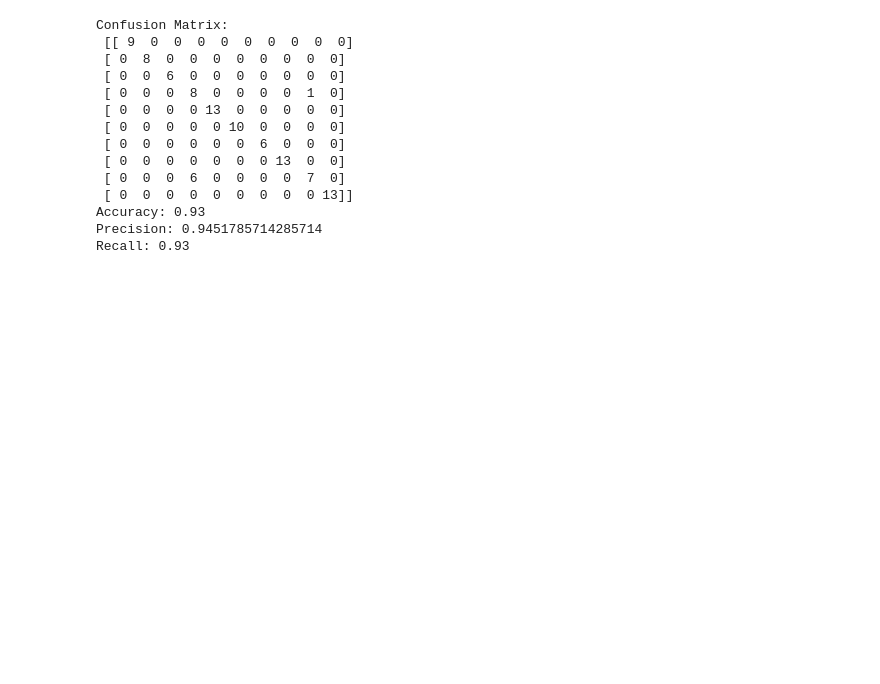
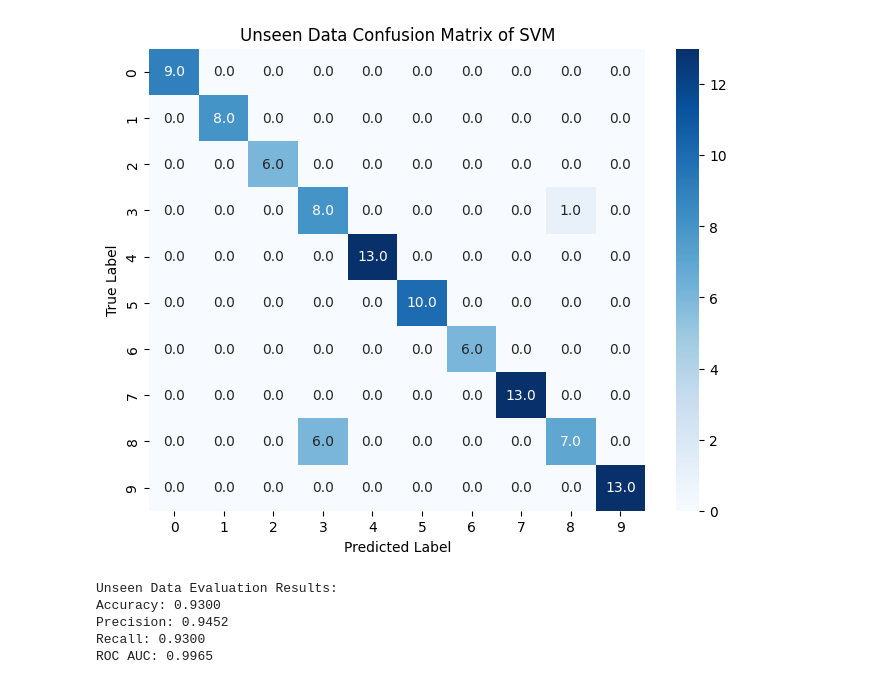
Before and after one commit to Stephen-Coloma/Crop-Recommendation-Machine-Learning, a Jupyter notebook: SVM.ipynb, the cells around one changed output. Drawn from its saved outputs; the diff is of its cells as text; code cells hidden in the pictures; blank space fills up the shorter version.

```diff
--- a/SVM.ipynb
+++ b/SVM.ipynb
@@ -76,31 +85,36 @@ model.fit(x_train_test, y_train_test)
 # %%
 # Test now the model based on the actual data (unseen na 10%)
 
 y_unseen_pred = model.predict(x_unseen)
 
 conf_matrix = confusion_matrix(y_unseen, y_unseen_pred)
-accuracy = accuracy_score(y_unseen, y_unseen_pred)
-precision = precision_score(y_unseen, y_unseen_pred, average='weighted')  # Use 'weighted' for multi-class
-recall = recall_score(y_unseen, y_unseen_pred, average='weighted')
-roc_auc = roc_auc_score(y_unseen, model.predict_proba(x_unseen), multi_class='ovr')
 
-print("Confusion Matrix:\n", conf_matrix)
-print(f'Accuracy: {accuracy:.4f}')
-print(f'Precision: {precision:.4f}')
-print(f'Recall: {recall:.4f}')
-print(f'ROC AUC: {roc_auc:.4f}')
+# Create heatmap
+plt.figure(figsize=(8, 6))
+sns.heatmap(conf_matrix, annot=True, fmt=".1f", cmap="Blues", xticklabels=range(10), yticklabels=range(10))
+
+# Labels and title
+plt.xlabel("Predicted Label")
+plt.ylabel("True Label")
+plt.title("Unseen Data Confusion Matrix of SVM")
+plt.show()
 # %% [output]
-Confusion Matrix:
- [[ 9  0  0  0  0  0  0  0  0  0]
- [ 0  8  0  0  0  0  0  0  0  0]
- [ 0  0  6  0  0  0  0  0  0  0]
- [ 0  0  0  8  0  0  0  0  1  0]
- [ 0  0  0  0 13  0  0  0  0  0]
- [ 0  0  0  0  0 10  0  0  0  0]
- [ 0  0  0  0  0  0  6  0  0  0]
- [ 0  0  0  0  0  0  0 13  0  0]
- [ 0  0  0  6  0  0  0  0  7  0]
- [ 0  0  0  0  0  0  0  0  0 13]]
-Accuracy: 0.93
-Precision: 0.9451785714285714
-Recall: 0.93
+[figure, added]
+# %%
+# Print Results
+print('\nUnseen Data Evaluation Results:')
+accuracy = accuracy_score(y_unseen, y_unseen_pred)
+precision = precision_score(y_unseen, y_unseen_pred, average='weighted')  # Use 'weighted' for multi-class
+recall = recall_score(y_unseen, y_unseen_pred, average='weighted')
+roc_auc = roc_auc_score(y_unseen, model.predict_proba(x_unseen), multi_class='ovr')
+
+print(f'Accuracy: {accuracy:.4f}')
+print(f'Precision: {precision:.4f}')
+print(f'Recall: {recall:.4f}')
+print(f'ROC AUC: {roc_auc:.4f}')
+# %% [output]
+Unseen Data Evaluation Results:
+Accuracy: 0.9300
+Precision: 0.9452
+Recall: 0.9300
+ROC AUC: 0.9965
```
Also changed, not shown: parts of 4 cells of this notebook.
